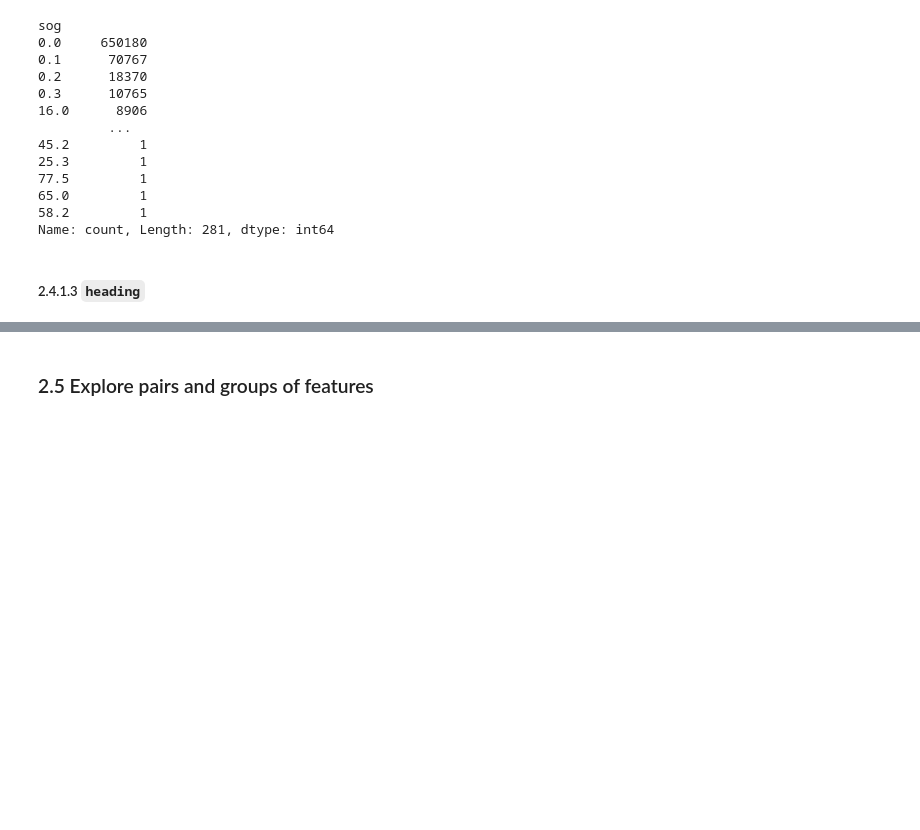
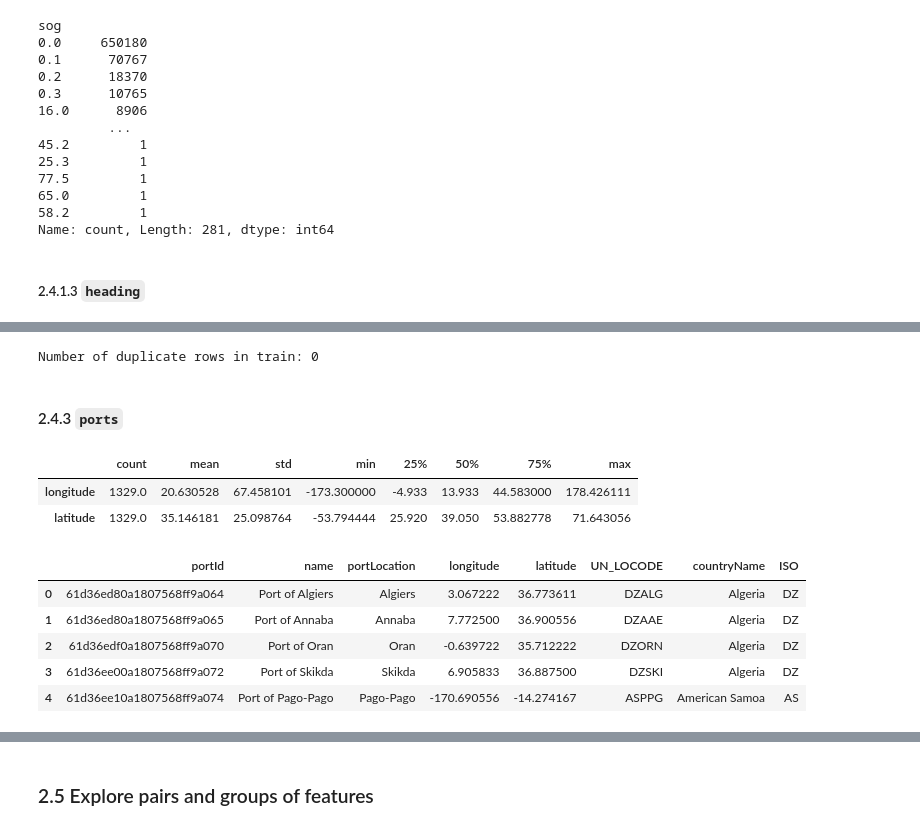
Before and after one commit to alexandersundquist/TDT4173-Modern-Machine-Learning-In-Practice-Project, a Jupyter notebook: Report.ipynb, the cells around one changed output, grey strips where cells are left out. Cells and saved outputs as stored; diff of their text form; code cells hidden in the pictures; blank space fills up the shorter version.

```diff
--- a/Report.ipynb
+++ b/Report.ipynb
@@ -240,0 +308,22 @@ Name: count, Length: 281, dtype: int64
+# %%
+# Count duplicate rows
+print('Number of duplicate rows in vessels:', len(vessels)-len(vessels.drop_duplicates()))
+# %% [output]
+Number of duplicate rows in train: 0
+# %% [markdown]
+#### 2.4.3 `ports`
+# %%
+ports.describe().T
+# %% [output]
+|  | count | mean | std | min | 25% | 50% | 75% | max |
+| longitude | 1329.0 | 20.630528 | 67.458101 | -173.300000 | -4.933 | 13.933 | 44.583000 | 178.426111 |
+| latitude | 1329.0 | 35.146181 | 25.098764 | -53.794444 | 25.920 | 39.050 | 53.882778 | 71.643056 |
+# %%
+ports.head()
+# %% [output]
+|  | portId | name | portLocation | longitude | latitude | UN_LOCODE | countryName | ISO |
+| 0 | 61d36ed80a1807568ff9a064 | Port of Algiers | Algiers | 3.067222 | 36.773611 | DZALG | Algeria | DZ |
+| 1 | 61d36ed80a1807568ff9a065 | Port of Annaba | Annaba | 7.772500 | 36.900556 | DZAAE | Algeria | DZ |
+| 2 | 61d36edf0a1807568ff9a070 | Port of Oran | Oran | -0.639722 | 35.712222 | DZORN | Algeria | DZ |
+| 3 | 61d36ee00a1807568ff9a072 | Port of Skikda | Skikda | 6.905833 | 36.887500 | DZSKI | Algeria | DZ |
+| 4 | 61d36ee10a1807568ff9a074 | Port of Pago-Pago | Pago-Pago | -170.690556 | -14.274167 | ASPPG | American Samoa | AS |
```
Also changed, not shown: parts of 18 cells of this notebook.
